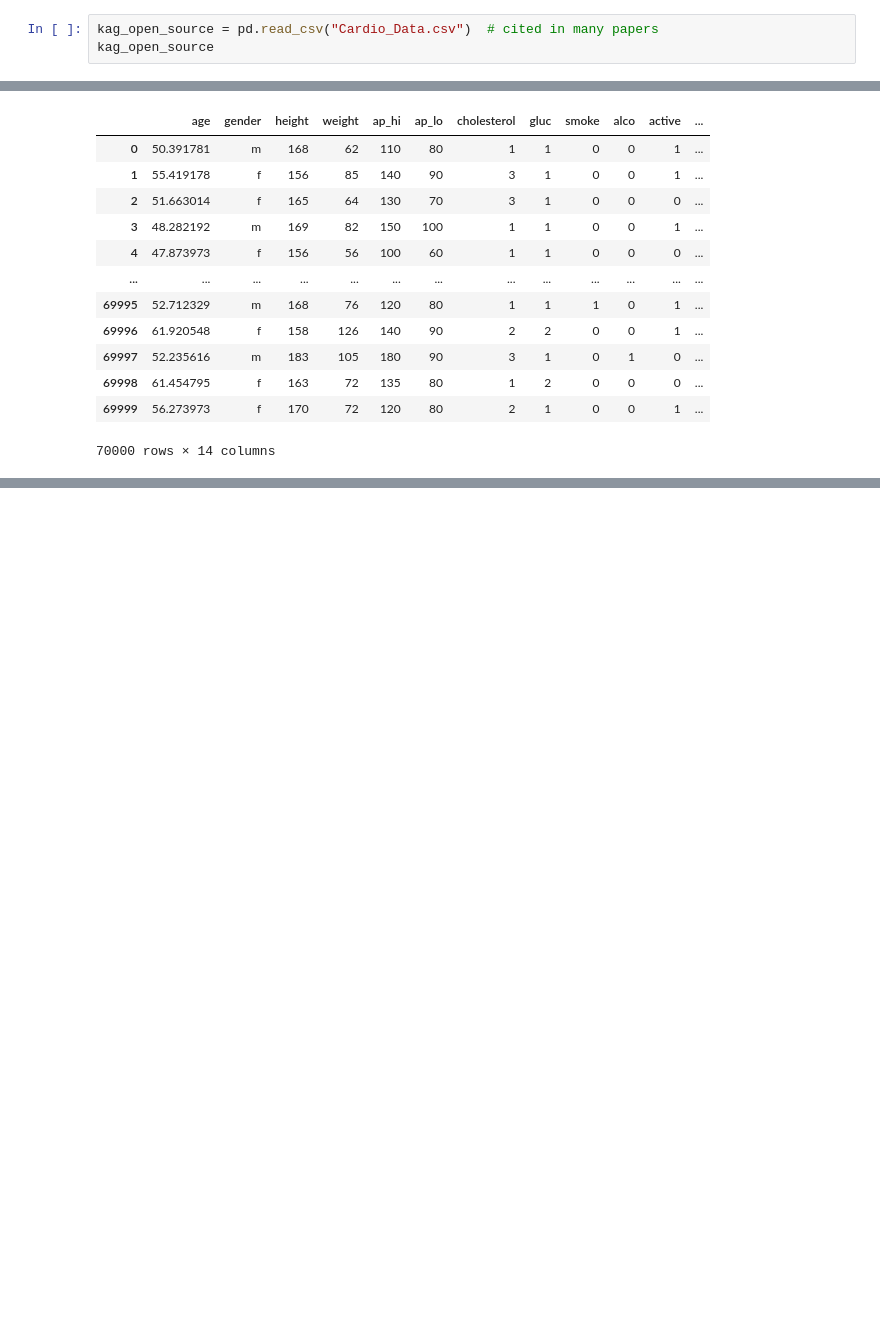
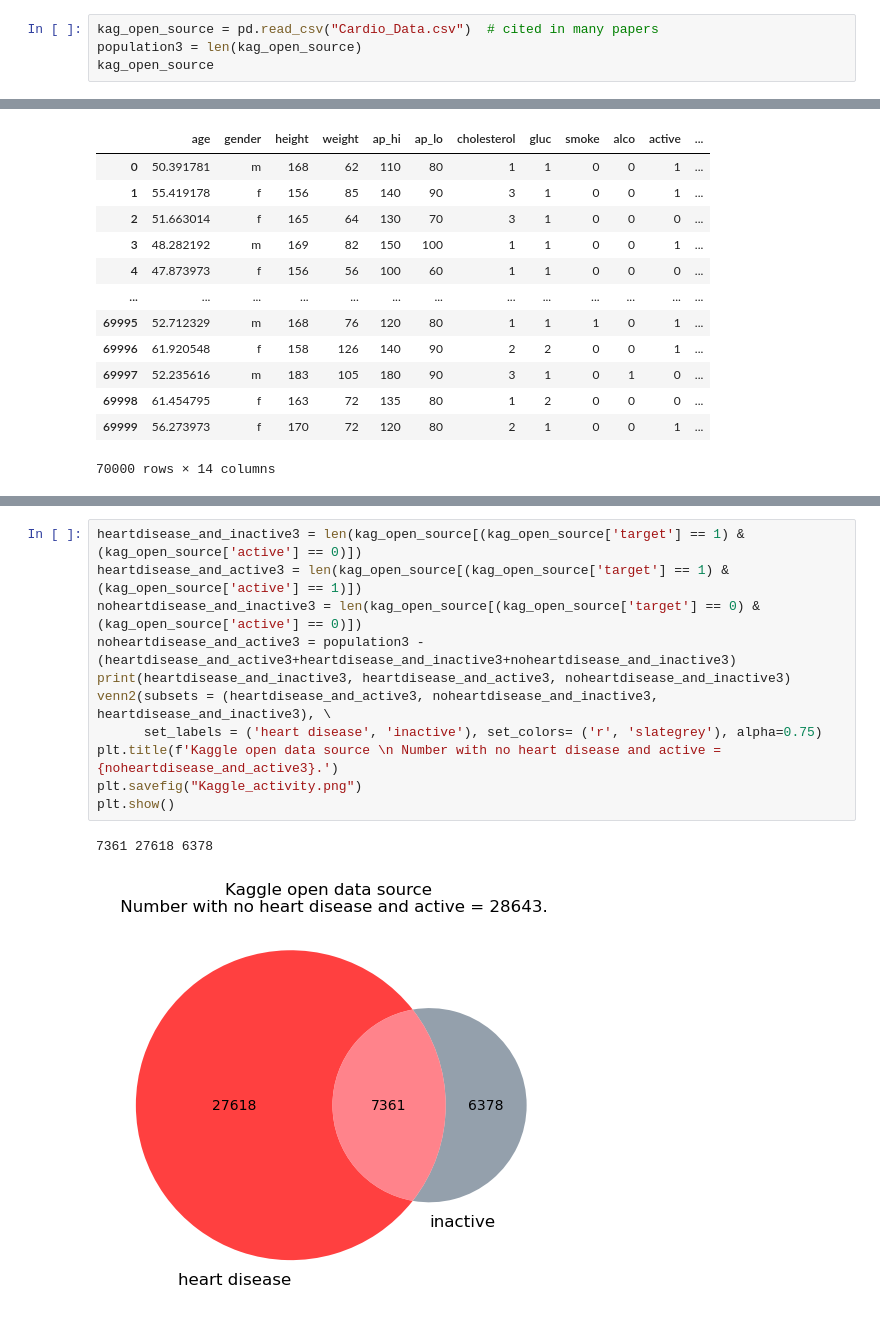
Before and after one commit to MattRind/heart_disease_proj1_CJRV, a Jupyter notebook: CDC_info.ipynb, the cells around one changed output, grey strips where cells are left out. Saved outputs shown, nothing was run; the diff lists cells and outputs as text; blank space fills up the shorter version.

```diff
--- a/CDC_info.ipynb
+++ b/CDC_info.ipynb
@@ -205,5 +212,6 @@ Name: cvd_binary, dtype: float64
 # %%
 kag_open_source = pd.read_csv("Cardio_Data.csv")  # cited in many papers
+population3 = len(kag_open_source)
 kag_open_source
 # %% [output]
 |  | age | gender | height | weight | ap_hi | ap_lo | cholesterol | gluc | smoke | alco | active | ... |
@@ -280,0 +344,14 @@ plt.show()
+# %%
+heartdisease_and_inactive3 = len(kag_open_source[(kag_open_source['target'] == 1) & (kag_open_source['active'] == 0)])
+heartdisease_and_active3 = len(kag_open_source[(kag_open_source['target'] == 1) & (kag_open_source['active'] == 1)])
+noheartdisease_and_inactive3 = len(kag_open_source[(kag_open_source['target'] == 0) & (kag_open_source['active'] == 0)])
+noheartdisease_and_active3 = population3 - (heartdisease_and_active3+heartdisease_and_inactive3+noheartdisease_and_inactive3)
+print(heartdisease_and_inactive3, heartdisease_and_active3, noheartdisease_and_inactive3)
+venn2(subsets = (heartdisease_and_active3, noheartdisease_and_inactive3, heartdisease_and_inactive3), \
+      set_labels = ('heart disease', 'inactive'), set_colors= ('r', 'slategrey'), alpha=0.75)
+plt.title(f'Kaggle open data source \n Number with no heart disease and active = {noheartdisease_and_active3}.')
+plt.savefig("Kaggle_activity.png")
+plt.show()
+# %% [output]
+7361 27618 6378
+[figure, added]
```
Also changed, not shown: parts of 10 cells of this notebook.
